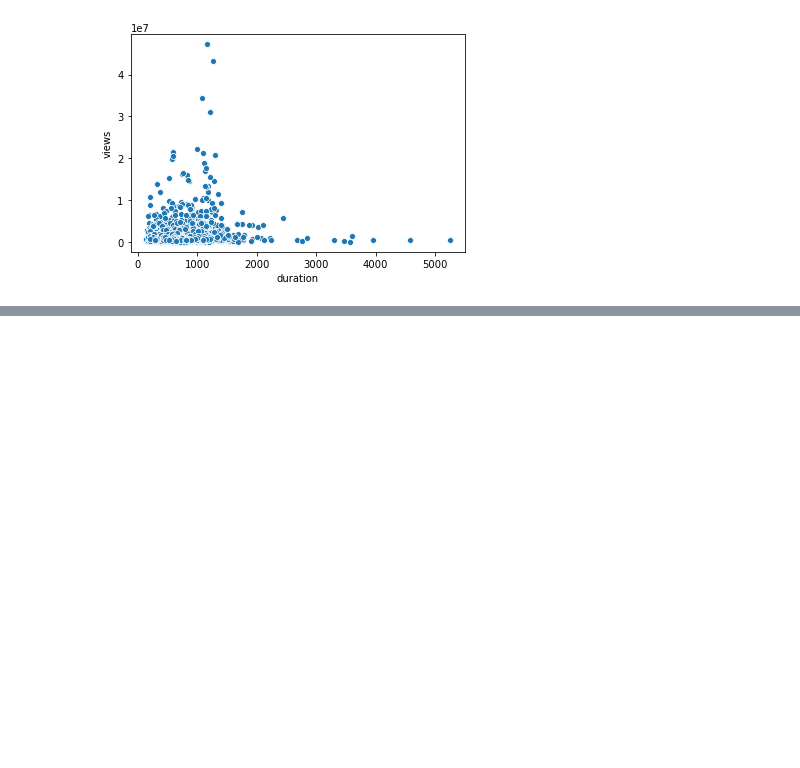
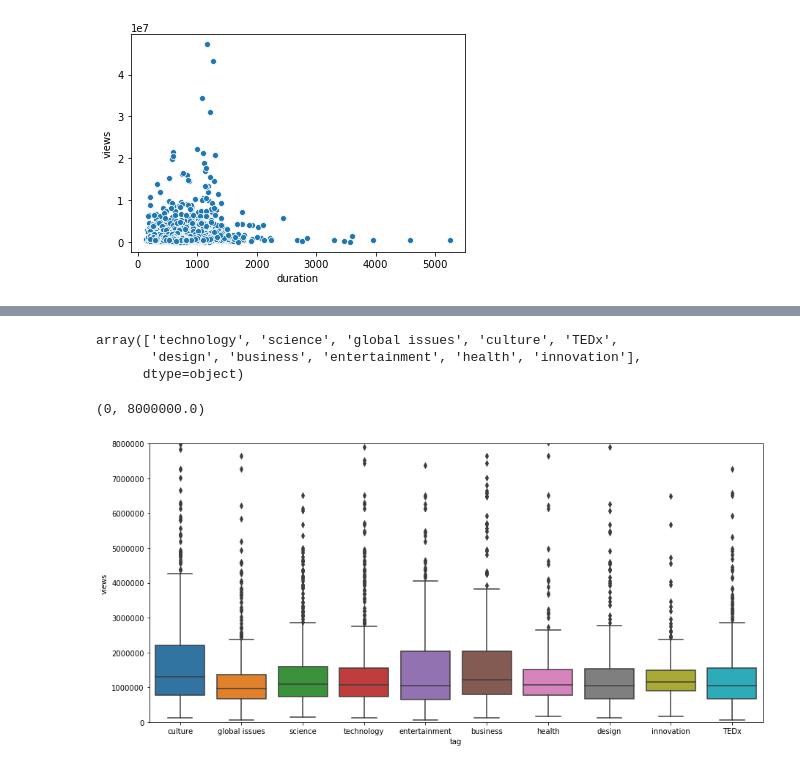
Before and after one commit to LeDuySon/tedtalkEDA, a Jupyter notebook: Tedtalk.ipynb, the cells around one changed output, grey strips where cells are left out. Drawn from its saved outputs; the diff is of its cells as text; code cells hidden in the pictures; blank space fills up the shorter version.

```diff
--- a/Tedtalk.ipynb
+++ b/Tedtalk.ipynb
@@ -418,0 +458,14 @@ df
+# %%
+tagL = tag_df.iloc[:10]["tag"].values
+tagL
+# %% [output]
+array(['technology', 'science', 'global issues', 'culture', 'TEDx',
+       'design', 'business', 'entertainment', 'health', 'innovation'],
+      dtype=object)
+# %%
+fig, ax = plt.subplots(figsize=(15, 7))
+sns.boxplot("tag", "views", data = df_s[df_s["tag"].isin(tagL)])
+ax.set_ylim([0, 0.8e7])
+# %% [output]
+(0, 8000000.0)
+[figure, added]
```
Also changed, not shown: parts of 33 cells of this notebook.
